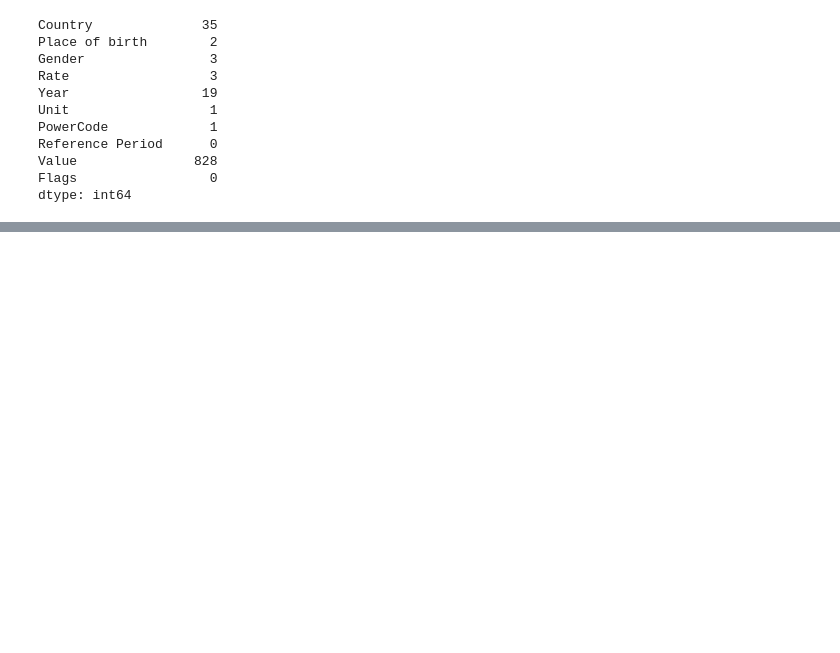
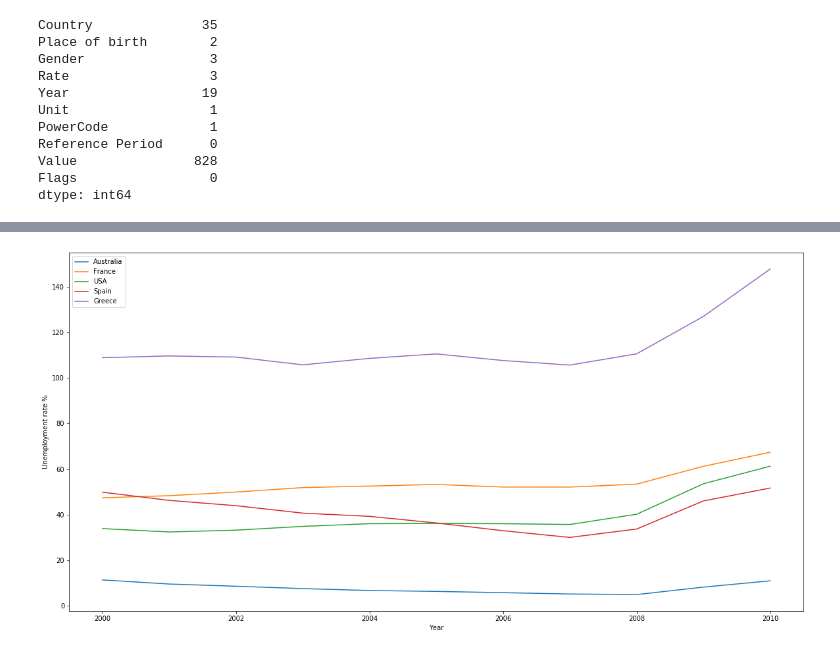
Before and after one commit to nurien2/datacamp_2019, a Jupyter notebook: starting_kit.ipynb, the cells around one changed output, grey strips where cells are left out. Saved outputs shown, nothing was run; the diff lists cells and outputs as text; code cells hidden in the pictures; blank space fills up the shorter version.

```diff
--- a/starting_kit.ipynb
+++ b/starting_kit.ipynb
@@ -278,0 +487,4 @@ dtype: int64
+# %%
+DebtRates = Gdebt[Gdebt.Variable == 'Total central government debt % of GDP']
+DebtRates = DebtRates[DebtRates.Type == 'Stocks: Outstanding amounts']
+DebtRates = DebtRates.set_index([DebtRates.Country,DebtRates['Time period']])
@@ -278,0 +508,20 @@ dtype: int64
+# %%
+#Evolution of Governement debt rate (% of GDP) between 2000 and 2018
+plt.figure(figsize=(20,10))
+
+plt.plot(DebtRates.loc['Australia'].index, DebtRates.loc['Australia'].Value)
+plt.plot(DebtRates.loc['France'].index, DebtRates.loc['France'].Value)
+plt.plot(DebtRates.loc['United States'].index, DebtRates.loc['United States'].Value)
+plt.plot(DebtRates.loc['Spain'].index, DebtRates.loc['Spain'].Value)
+plt.plot(DebtRates.loc['Greece'].index, DebtRates.loc['Greece'].Value)
+
+plt.legend(['Australia',
+           'France',
+           'USA',
+           'Spain',
+           'Greece'])
+plt.xlabel('Year')
+plt.ylabel('Unemployment rate %')
+plt.show()
+# %% [output]
+[figure, added]
```
Also changed, not shown: parts of 27 cells of this notebook.
